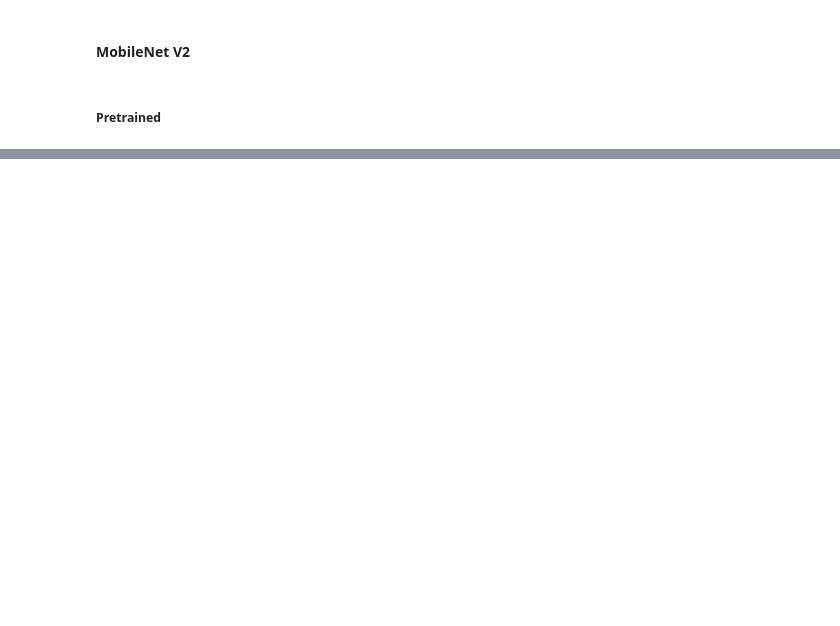
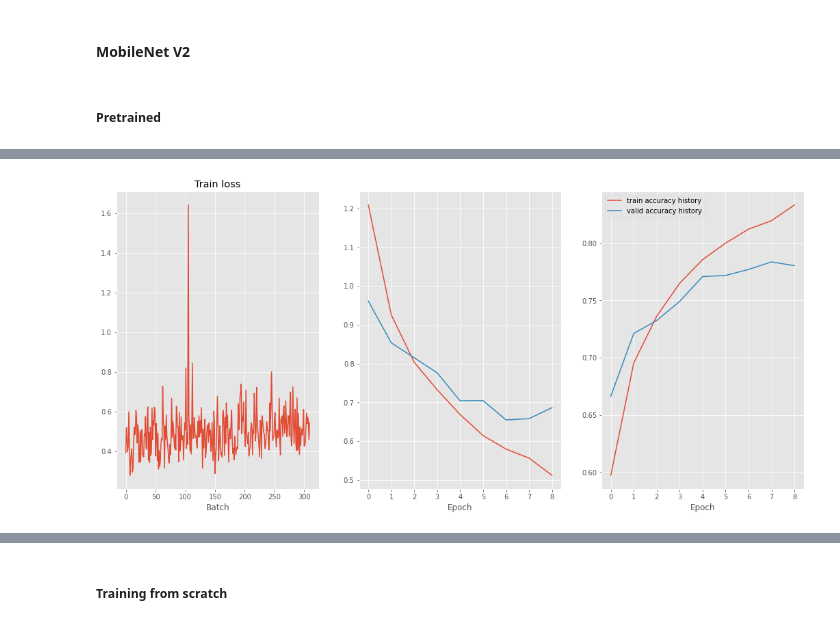
Before and after one commit to LukashevichIlya/CV-1C, a Jupyter notebook: Classification/Classification notebook.ipynb, the cells around one changed output, grey strips where cells are left out. Cells and saved outputs as stored; diff of their text form; code cells hidden in the pictures; blank space fills up the shorter version.

```diff
--- a/Classification/Classification notebook.ipynb
+++ b/Classification/Classification notebook.ipynb
@@ -182,0 +276,16 @@ MobileNetV2(
+# %%
+# freezing all the network's weights except the final dense layer to use the
+# net as a fixed feature extractor
+
+# for param in mobilenet_pr.parameters():
+#     param.requires_grad = False
+
+fc_in = mobilenet_pr.classifier[1].in_features
+mobilenet_pr.classifier = nn.Sequential(
+    nn.Linear(fc_in, 256),
+    nn.ReLU(),
+    nn.Dropout(0.4),
+    nn.Linear(256, 10),
+)
+
+mobilenet_pr.to(device)
@@ -182,0 +310,9 @@ MobileNetV2(
+# %%
+N_EPOCHS = 10
+opt = torch.optim.Adam(mobilenet_pr.parameters(), lr=3e-3)
+criterion = nn.CrossEntropyLoss()
+lr_scheduler = torch.optim.lr_scheduler.StepLR(optimizer=opt, step_size=4, gamma=0.1)
+# %%
+train_model(mobilenet_pr, device, train_loader, val_loader, opt, criterion, lr_scheduler, N_EPOCHS, clip=1)
+# %% [output]
+[figure, added]
@@ -182,0 +322,2 @@ MobileNetV2(
+# %% [markdown]
+##### Training from scratch
```
Also changed, not shown: parts of 34 cells of this notebook, 1 other file.
